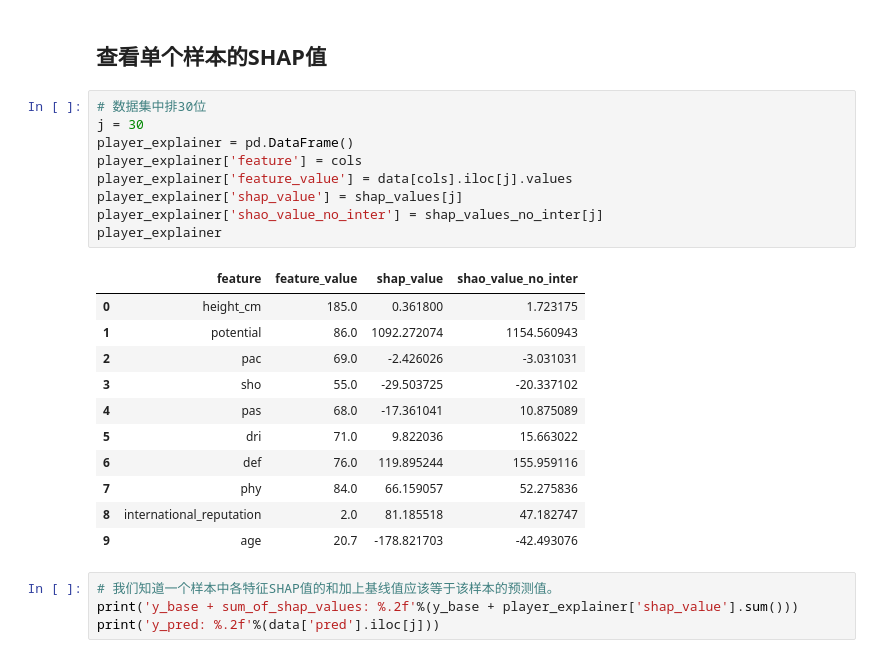
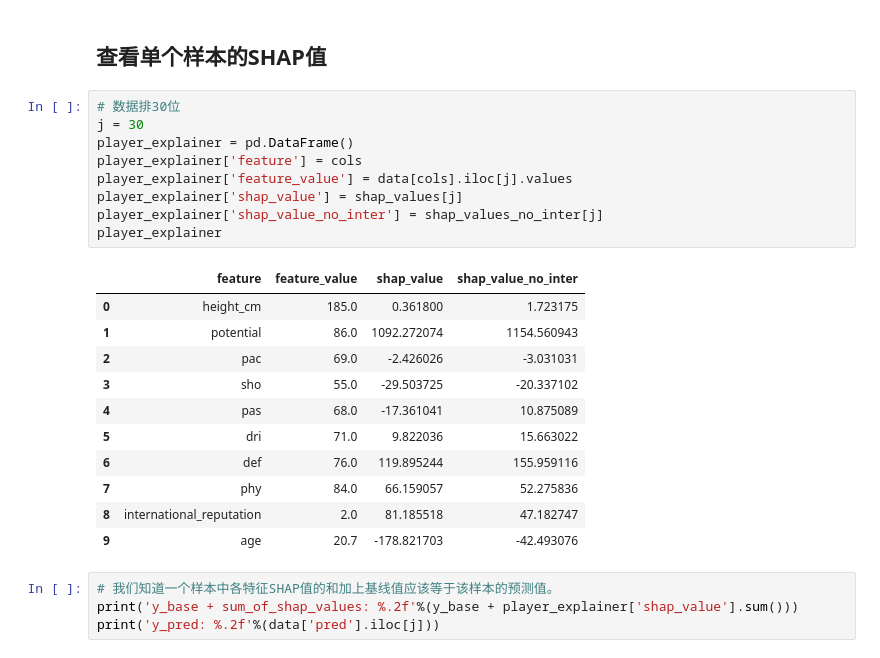
Before and after one commit to Hcyand/SHAP, a Jupyter notebook: SHAP.ipynb, the cells around one changed output. Drawn from its saved outputs; the diff is of its cells as text.

```diff
--- a/SHAP.ipynb
+++ b/SHAP.ipynb
@@ -84,16 +87,16 @@ print(y_base, data['pred'].mean())
 # %% [markdown]
 ## 查看单个样本的SHAP值
 # %%
-# 数据集中排30位
+# 数据排30位
 j = 30
 player_explainer = pd.DataFrame()
 player_explainer['feature'] = cols
 player_explainer['feature_value'] = data[cols].iloc[j].values
 player_explainer['shap_value'] = shap_values[j]
-player_explainer['shao_value_no_inter'] = shap_values_no_inter[j]
+player_explainer['shap_value_no_inter'] = shap_values_no_inter[j]
 player_explainer
 # %% [output]
-|  | feature | feature_value | shap_value | shao_value_no_inter |
+|  | feature | feature_value | shap_value | shap_value_no_inter |
 | 0 | height_cm | 185.0 | 0.361800 | 1.723175 |
 | 1 | potential | 86.0 | 1092.272074 | 1154.560943 |
 | 2 | pac | 69.0 | -2.426026 | -3.031031 |
```
Also changed, not shown: parts of 13 cells of this notebook.
